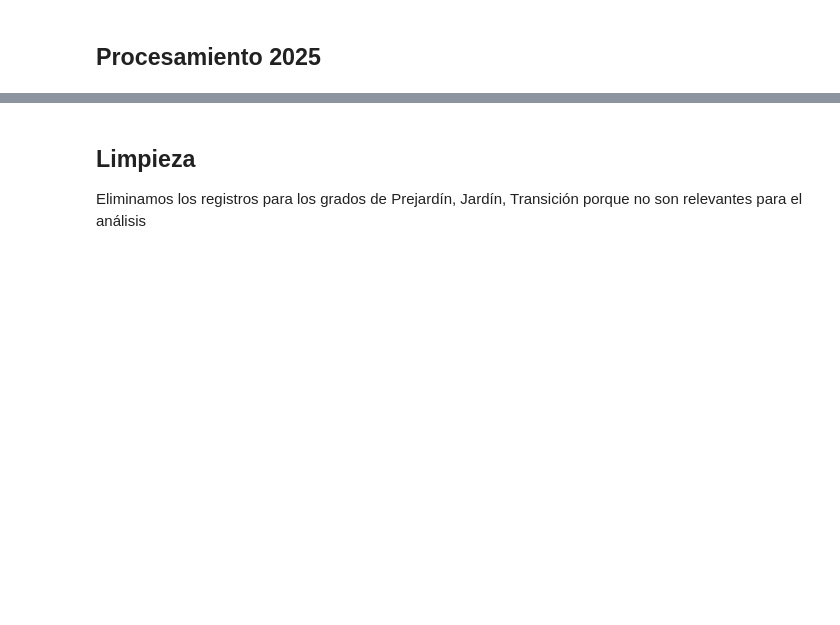
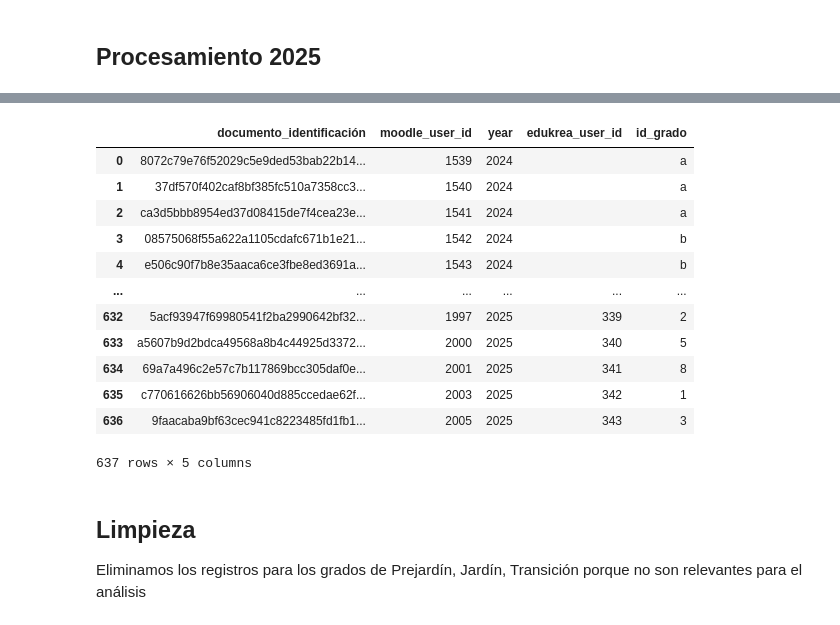
Before and after one commit to didi-gg/formar-innovar, a Jupyter notebook: notebooks/pre_processing/build_enrollments_dataset.ipynb, the cells around one changed output, grey strips where cells are left out. Cells and saved outputs as stored; diff of their text form; code cells hidden in the pictures; blank space fills up the shorter version.

```diff
--- a/notebooks/pre_processing/build_enrollments_dataset.ipynb
+++ b/notebooks/pre_processing/build_enrollments_dataset.ipynb
@@ -131,6 +131,21 @@ enrollments_2025
 # %%
 # Guardamos los datos de enrollments 2024 y 2025 en un solo archivo df
 enrollments = pd.concat([enrollments_2024, enrollments_2025], ignore_index=True)
+enrollments
+# %% [output]
+|  | documento_identificación | moodle_user_id | year | edukrea_user_id | id_grado |
+| 0 | 8072c79e76f52029c5e9ded53bab22b14... | 1539 | 2024 |  | a |
+| 1 | 37df570f402caf8bf385fc510a7358cc3... | 1540 | 2024 |  | a |
+| 2 | ca3d5bbb8954ed37d08415de7f4cea23e... | 1541 | 2024 |  | a |
+| 3 | 08575068f55a622a1105cdafc671b1e21... | 1542 | 2024 |  | b |
+| 4 | e506c90f7b8e35aaca6ce3fbe8ed3691a... | 1543 | 2024 |  | b |
+| ... | ... | ... | ... | ... | ... |
+| 632 | 5acf93947f69980541f2ba2990642bf32... | 1997 | 2025 | 339 | 2 |
+| 633 | a5607b9d2bdca49568a8b4c44925d3372... | 2000 | 2025 | 340 | 5 |
+| 634 | 69a7a496c2e57c7b117869bcc305daf0e... | 2001 | 2025 | 341 | 8 |
+| 635 | c770616626bb56906040d885ccedae62f... | 2003 | 2025 | 342 | 1 |
+| 636 | 9faacaba9bf63cec941c8223485fd1fb1... | 2005 | 2025 | 343 | 3 |
+637 rows × 5 columns
 # %% [markdown]
 ## Limpieza
 
```
Also changed, not shown: parts of 6 cells of this notebook.
